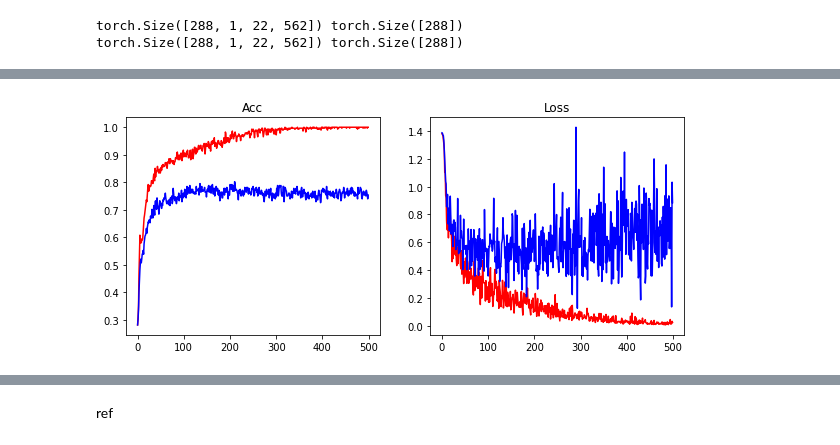
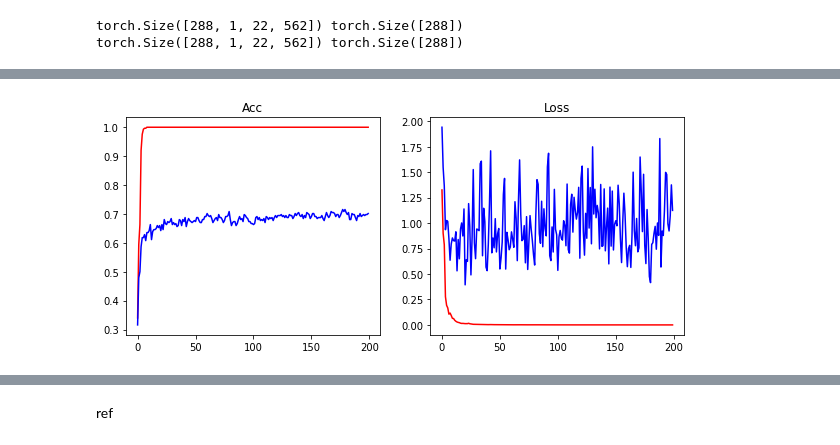
Before and after one commit to cemeteryparty/BCI_5275_Lab4_2, a Jupyter notebook: src/5275_Lab4_2.ipynb, the cells around one changed output, grey strips where cells are left out. Saved outputs shown, nothing was run; the diff lists cells and outputs as text; code cells hidden in the pictures.

Commit message:
add_pred_method

```diff
--- a/src/5275_Lab4_2.ipynb
+++ b/src/5275_Lab4_2.ipynb
@@ -295,0 +312,4 @@ Accuracy: 0.7535        Loss: 0.7029
+# %%
+sconnet = ShallowConvNet().to(device)
+model = Model(sconnet, lr=0.001)
+history = model.fit(trainloader=trainloader, validloader=testloader, epochs=200)
@@ -296,4 +334,9 @@ Accuracy: 0.7535        Loss: 0.7029
 # %%
+eva_train = model.evaluate(dataloader=trainloader)
+print(f"Train Accuracy: {eva_train[1]:.4f}\tTrain Loss: {eva_train[0]:.4f}")
+eva_test = model.evaluate(dataloader=testloader)
+print(f"Test Accuracy: {eva_test[1]:.4f}\tTest Loss: {eva_test[0]:.4f}")
+
 plt.figure(figsize = (10, 4))
 plt.subplot(1, 2, 1)
 plt.title("Acc")
@@ -304,4 +347,6 @@ plt.title("Loss")
 plt.plot(history["loss"], color="red")
 plt.plot(history["val_loss"], color="blue")
 plt.show()
+
+pred = model.predict(dataloader=testloader)
 # %% [output]
@@ -308 +355 @@ plt.show()
-[figure, old version]
+[figure, new version]
```
Also changed, not shown: parts of 6 cells of this notebook, 1 other file.
